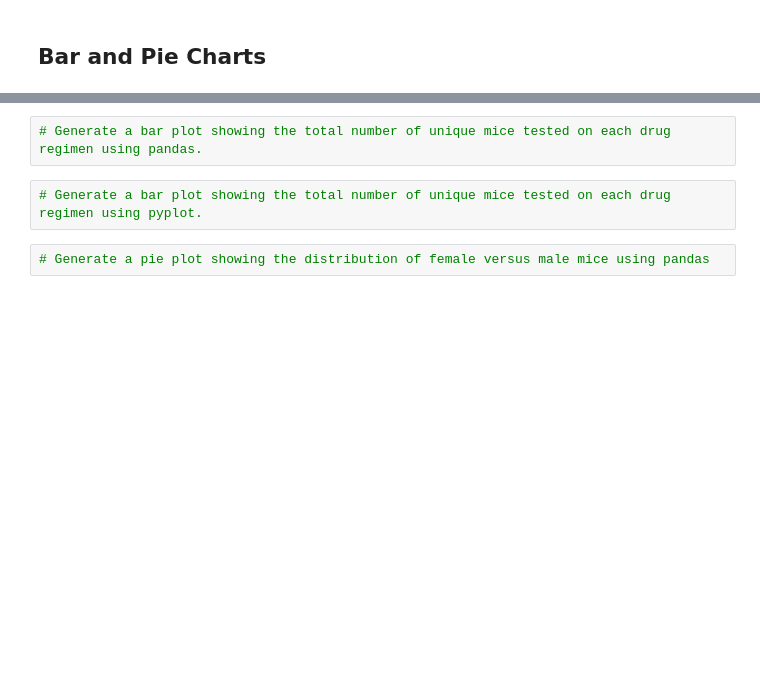
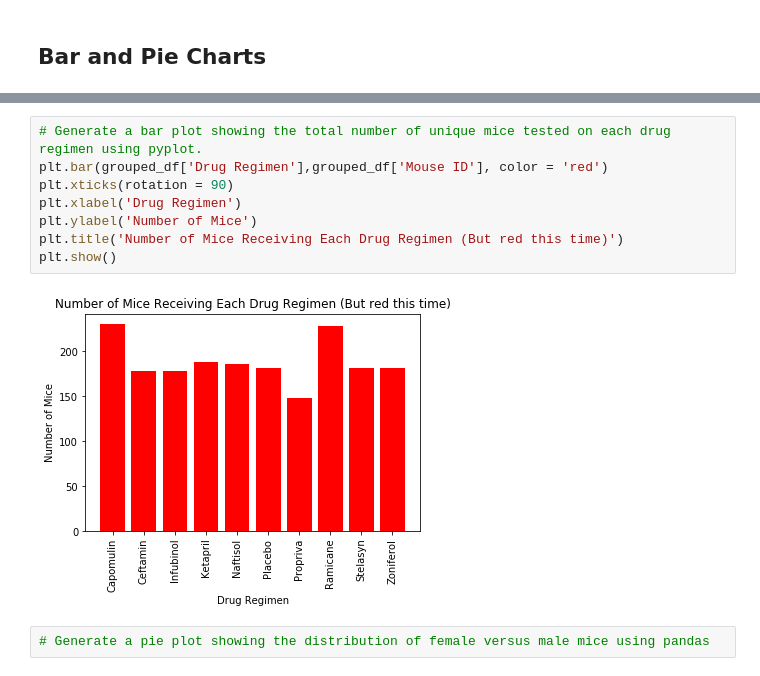
Before and after one commit to mgood13/matplotlib_challenge, a Jupyter notebook: pymaceuticals_starter.ipynb, the cells around one changed output, grey strips where cells are left out. Drawn from its saved outputs; the diff is of its cells as text; blank space fills up the shorter version.

```diff
--- a/pymaceuticals_starter.ipynb
+++ b/pymaceuticals_starter.ipynb
@@ -120,7 +133,13 @@ second_stat_df
 # %%
-# Generate a bar plot showing the total number of unique mice tested on each drug regimen using pandas.
+# Generate a bar plot showing the total number of unique mice tested on each drug regimen using pyplot.
+plt.bar(grouped_df['Drug Regimen'],grouped_df['Mouse ID'], color = 'red')
+plt.xticks(rotation = 90)
+plt.xlabel('Drug Regimen')
+plt.ylabel('Number of Mice')
+plt.title('Number of Mice Receiving Each Drug Regimen (But red this time)')
+plt.show()
+# %% [output]
+[figure, added]
-# %%
-# Generate a bar plot showing the total number of unique mice tested on each drug regimen using pyplot.
 # %%
 # Generate a pie plot showing the distribution of female versus male mice using pandas
 # %%
```
Also changed, not shown: parts of 1 cell of this notebook.
